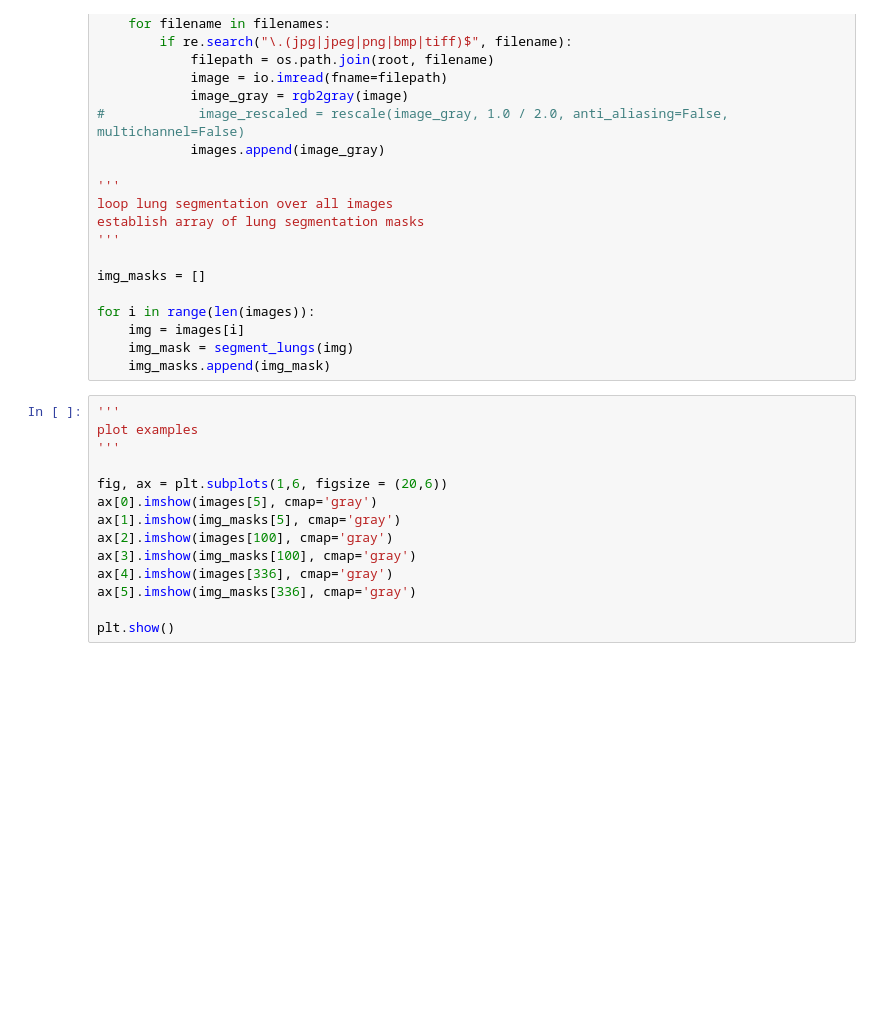
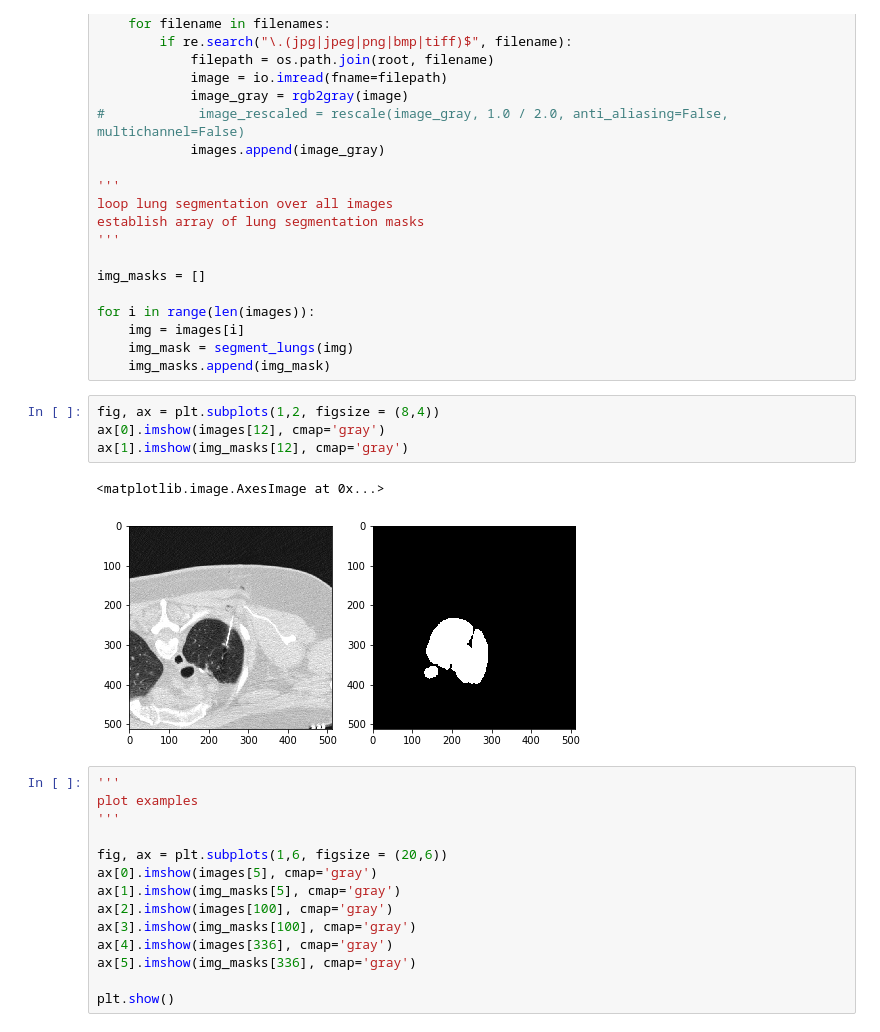
Before and after one commit to aogarlid/bioeng223b, a Jupyter notebook: book_lung-preprocessing.ipynb, the cells around one changed output. Cells and saved outputs as stored; diff of their text form; blank space fills up the shorter version.

```diff
--- a/book_lung-preprocessing.ipynb
+++ b/book_lung-preprocessing.ipynb
@@ -103,6 +103,13 @@ for i in range(len(images)):
     img = images[i]
     img_mask = segment_lungs(img)
     img_masks.append(img_mask)
+# %%
+fig, ax = plt.subplots(1,2, figsize = (8,4))
+ax[0].imshow(images[12], cmap='gray')
+ax[1].imshow(img_masks[12], cmap='gray')
+# %% [output]
+<matplotlib.image.AxesImage at 0x...>
+[figure, added]
 # %%
 '''
 plot examples
```
Also changed, not shown: parts of 1 cell of this notebook.
